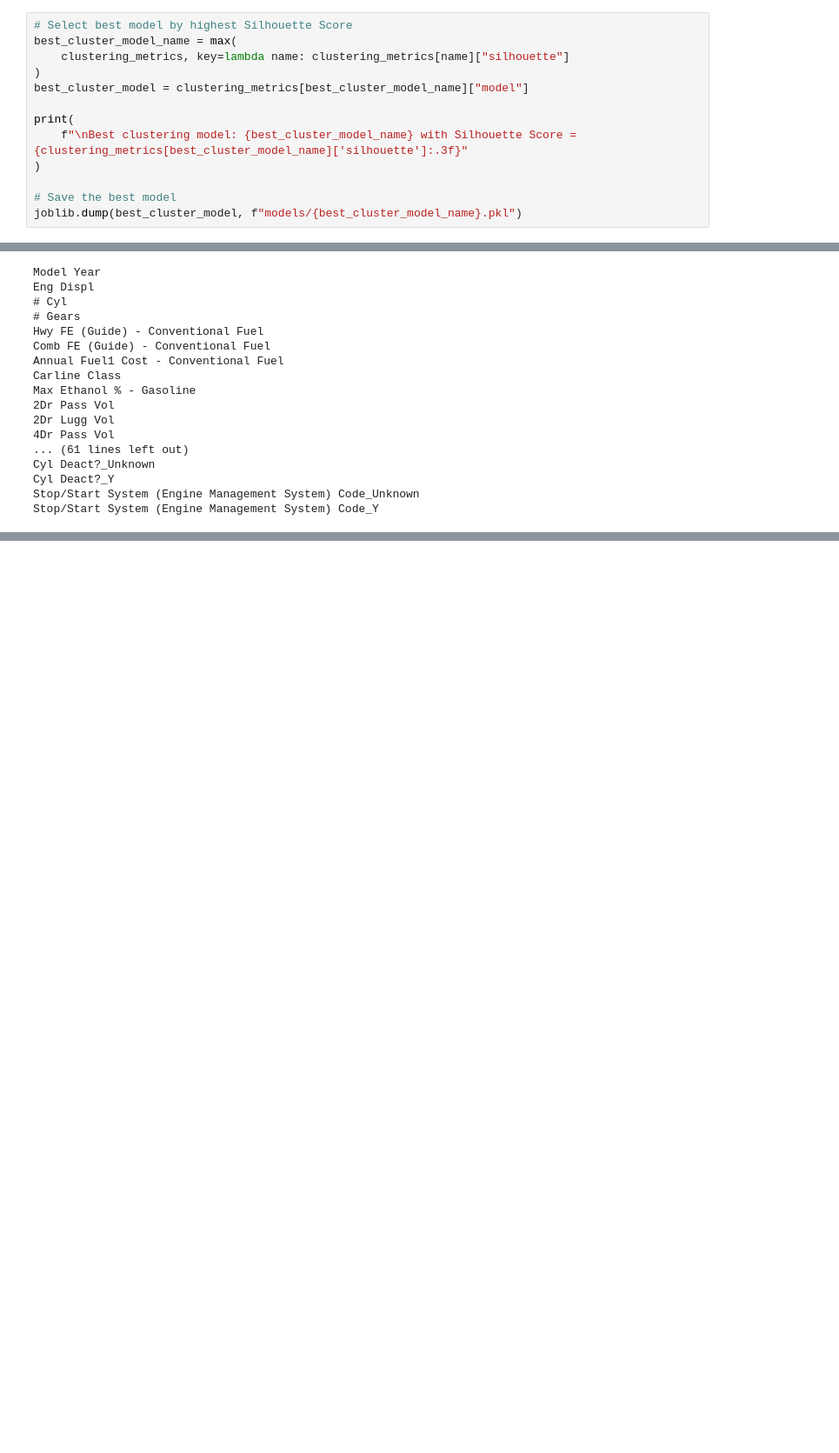
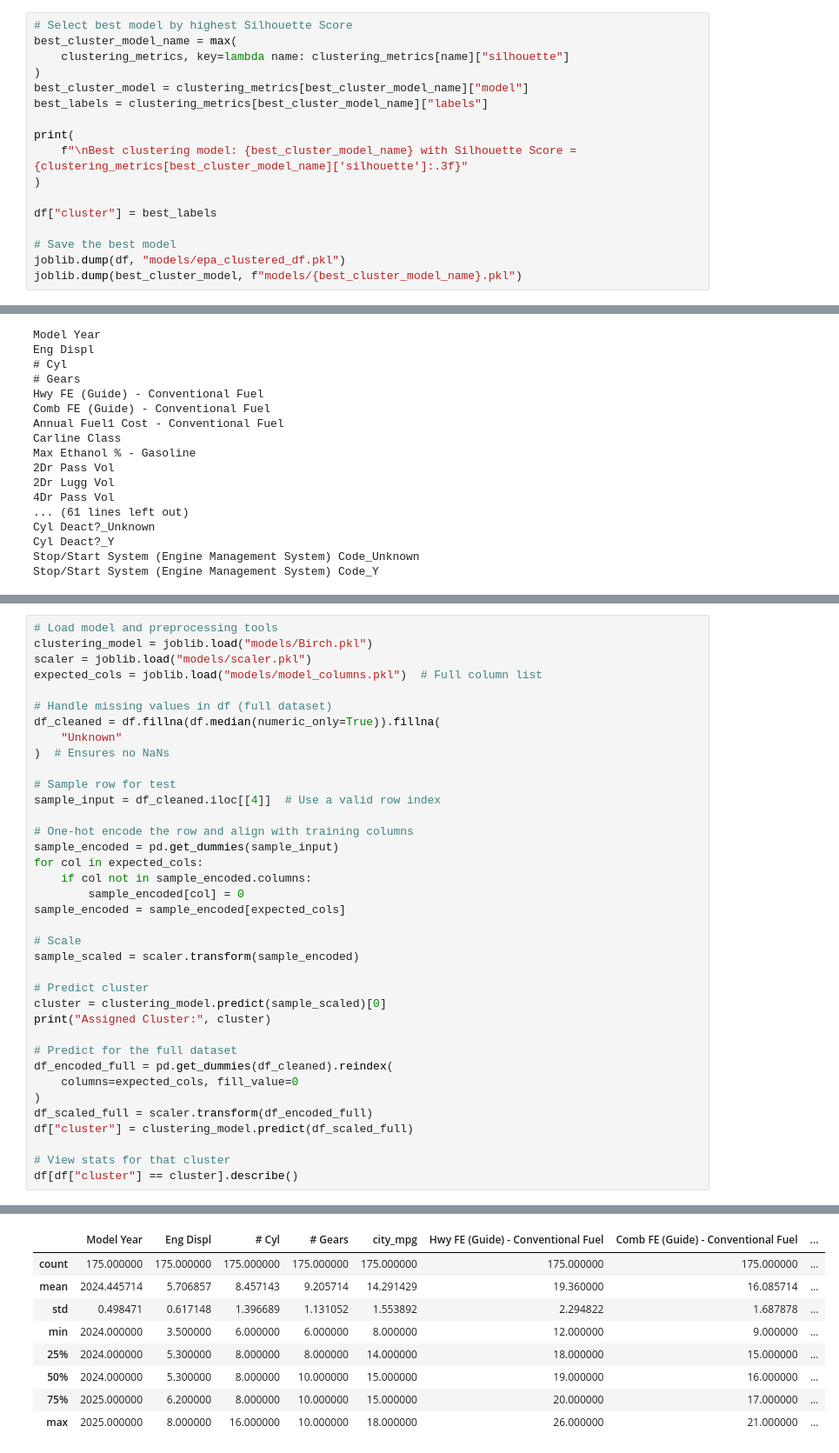
Before and after one commit to TarunZach/fuel_mpg_prediction, a Jupyter notebook: epa_fuel_economy.ipynb, the cells around one changed output, grey strips where cells are left out. Shown at 87% size. Cells and saved outputs as stored; diff of their text form; blank space fills up the shorter version.

```diff
--- a/epa_fuel_economy.ipynb
+++ b/epa_fuel_economy.ipynb
@@ -536,12 +542,16 @@ best_cluster_model_name = max(
     clustering_metrics, key=lambda name: clustering_metrics[name]["silhouette"]
 )
 best_cluster_model = clustering_metrics[best_cluster_model_name]["model"]
+best_labels = clustering_metrics[best_cluster_model_name]["labels"]
 
 print(
     f"\nBest clustering model: {best_cluster_model_name} with Silhouette Score = {clustering_metrics[best_cluster_model_name]['silhouette']:.3f}"
 )
 
+df["cluster"] = best_labels
+
 # Save the best model
+joblib.dump(df, "models/epa_clustered_df.pkl")
 joblib.dump(best_cluster_model, f"models/{best_cluster_model_name}.pkl")
 # %% [output]
 Best clustering model: Birch with Silhouette Score = 0.154
@@ -810,0 +837,38 @@ Predicted City MPG: 15.099941
+# %%
+# Load model and preprocessing tools
+clustering_model = joblib.load("models/Birch.pkl")
+scaler = joblib.load("models/scaler.pkl")
+expected_cols = joblib.load("models/model_columns.pkl")  # Full column list
+
+# Handle missing values in df (full dataset)
+df_cleaned = df.fillna(df.median(numeric_only=True)).fillna(
+    "Unknown"
+)  # Ensures no NaNs
+
+# Sample row for test
+sample_input = df_cleaned.iloc[[4]]  # Use a valid row index
+
+# One-hot encode the row and align with training columns
+sample_encoded = pd.get_dummies(sample_input)
+for col in expected_cols:
+    if col not in sample_encoded.columns:
+        sample_encoded[col] = 0
+sample_encoded = sample_encoded[expected_cols]
+
+# Scale
+sample_scaled = scaler.transform(sample_encoded)
+
+# Predict cluster
+cluster = clustering_model.predict(sample_scaled)[0]
+print("Assigned Cluster:", cluster)
+
+# Predict for the full dataset
+df_encoded_full = pd.get_dummies(df_cleaned).reindex(
+    columns=expected_cols, fill_value=0
+)
+df_scaled_full = scaler.transform(df_encoded_full)
+df["cluster"] = clustering_model.predict(df_scaled_full)
+
+# View stats for that cluster
+df[df["cluster"] == cluster].describe()
+# %% [output]
@@ -810,0 +876,9 @@ Predicted City MPG: 15.099941
+|  | Model Year | Eng Displ | # Cyl | # Gears | city_mpg | Hwy FE (Guide) - Conventional Fuel | Comb FE (Guide) - Conventional Fuel | ... |
+| count | 175.000000 | 175.000000 | 175.000000 | 175.000000 | 175.000000 | 175.000000 | 175.000000 | ... |
+| mean | 2024.445714 | 5.706857 | 8.457143 | 9.205714 | 14.291429 | 19.360000 | 16.085714 | ... |
+| std | 0.498471 | 0.617148 | 1.396689 | 1.131052 | 1.553892 | 2.294822 | 1.687878 | ... |
+| min | 2024.000000 | 3.500000 | 6.000000 | 6.000000 | 8.000000 | 12.000000 | 9.000000 | ... |
+| 25% | 2024.000000 | 5.300000 | 8.000000 | 8.000000 | 14.000000 | 18.000000 | 15.000000 | ... |
+| 50% | 2024.000000 | 5.300000 | 8.000000 | 10.000000 | 15.000000 | 19.000000 | 16.000000 | ... |
+| 75% | 2025.000000 | 6.200000 | 8.000000 | 10.000000 | 15.000000 | 20.000000 | 17.000000 | ... |
+| max | 2025.000000 | 8.000000 | 16.000000 | 10.000000 | 18.000000 | 26.000000 | 21.000000 | ... |
```
Also changed, not shown: parts of 14 cells of this notebook, 4 other files.
